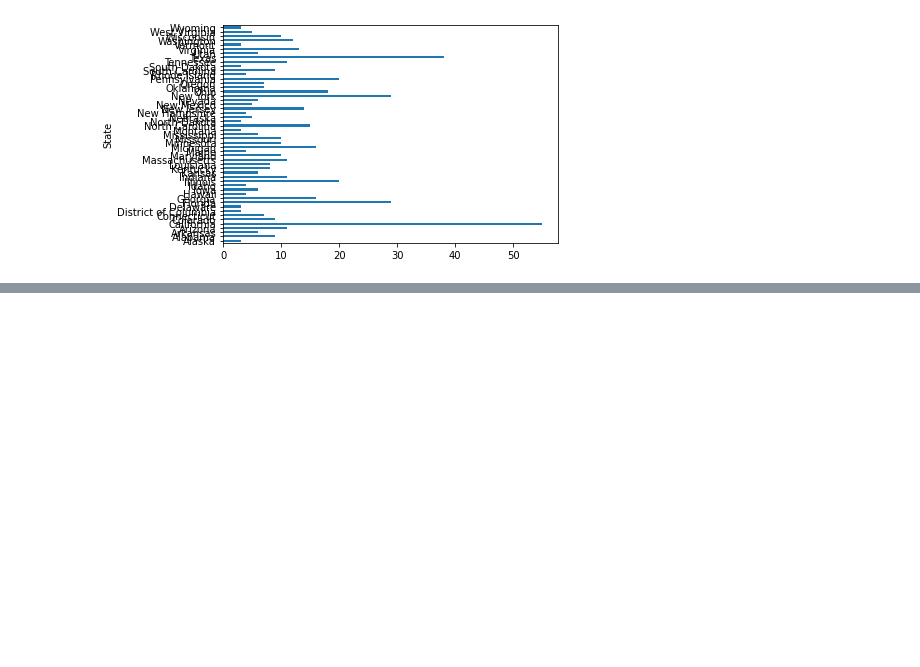
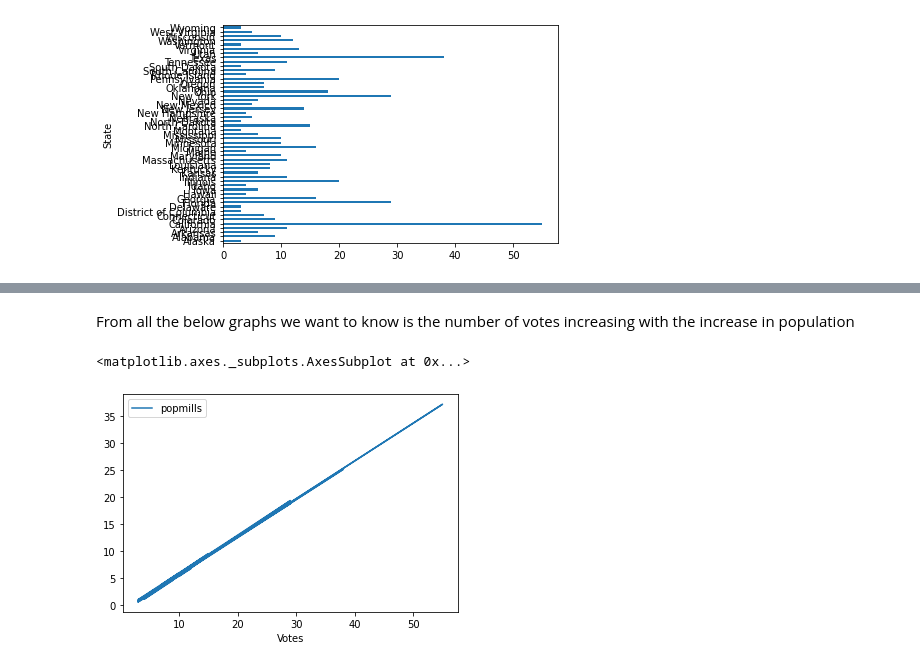
Before and after one commit to setitfree/Everything, a Jupyter notebook: Every_Lec2_Plotting.ipynb, the cells around one changed output, grey strips where cells are left out. Saved outputs shown, nothing was run; the diff lists cells and outputs as text; code cells hidden in the pictures; blank space fills up the shorter version.

```diff
--- a/Every_Lec2_Plotting.ipynb
+++ b/Every_Lec2_Plotting.ipynb
@@ -51,0 +80,7 @@ combined['Votes'].hist()
+# %% [markdown]
+From all the below graphs we want to know is the number of votes increasing with the increase in population
+# %%
+combined.plot(x = 'Votes', y = 'popmills')
+# %% [output]
+<matplotlib.axes._subplots.AxesSubplot at 0x...>
+[figure, added]
```
Also changed, not shown: parts of 23 cells of this notebook.
